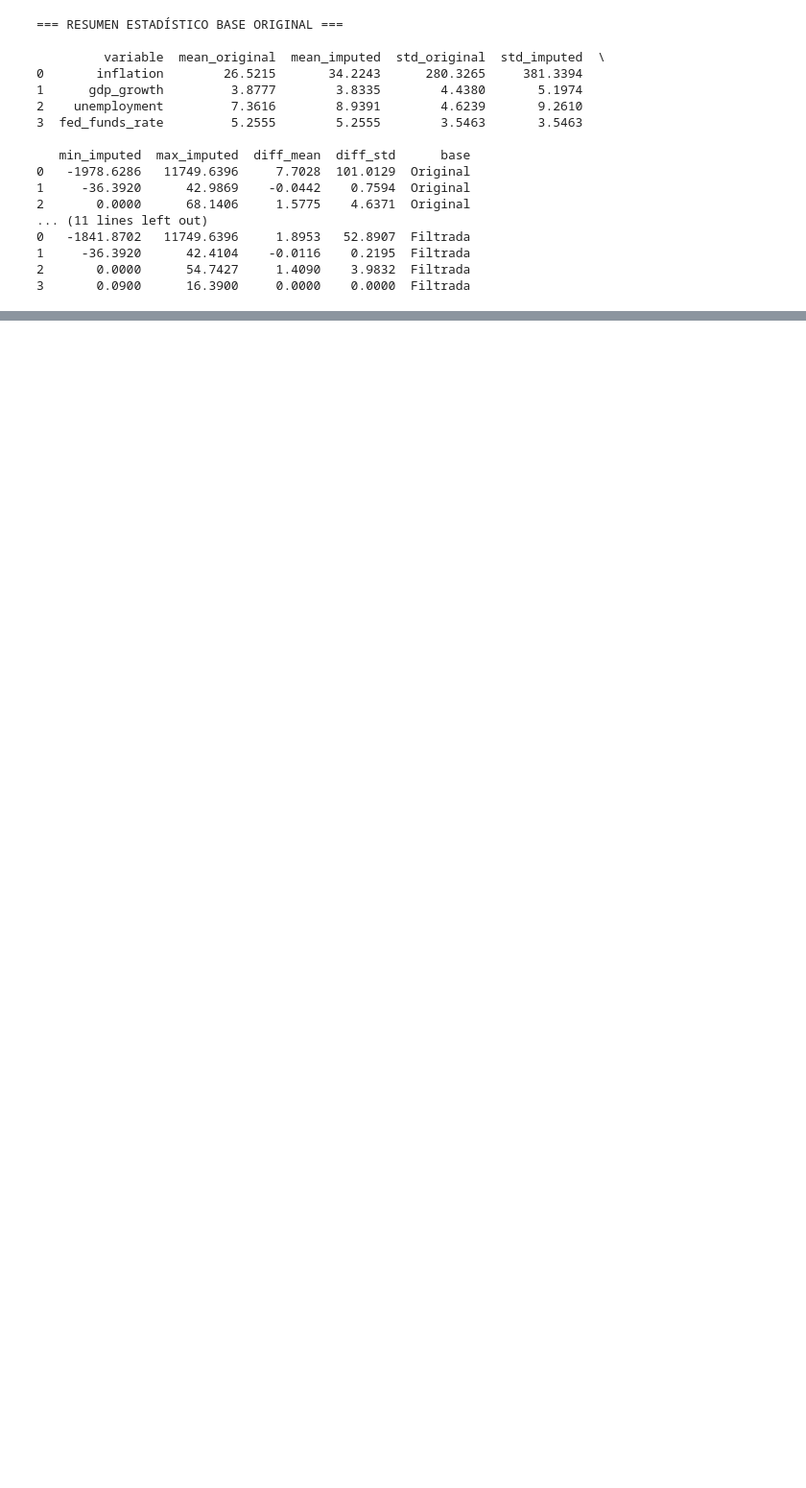
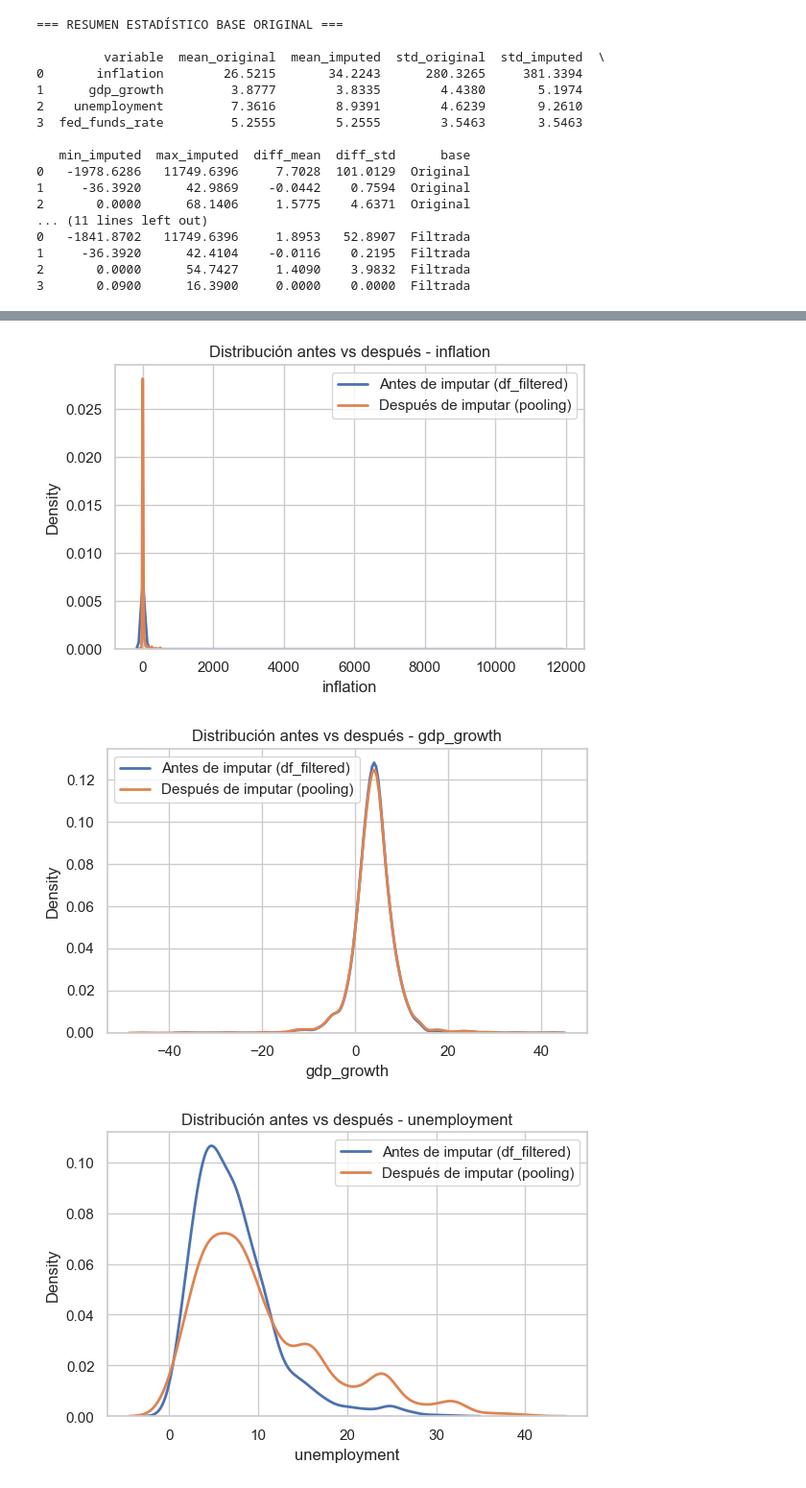
Before and after one commit to jpablovargas340/Repositorio_APIS, a Jupyter notebook: notebooks/analisis_exploratorio.ipynb, the cells around one changed output, grey strips where cells are left out. Shown at 96% size. Cells and saved outputs as stored; diff of their text form; code cells hidden in the pictures; blank space fills up the shorter version.

```diff
--- a/notebooks/analisis_exploratorio.ipynb
+++ b/notebooks/analisis_exploratorio.ipynb
@@ -356,0 +390,24 @@ Directorio de salida: c:\Users\edwar\Desktop\Estadistica 2026-1\Series De tiempo
+# %%
+for var in study_vars:
+    plt.figure(figsize=(6, 4))
+
+    sns.kdeplot(
+        df_filtered[var].dropna(),
+        label="Antes de imputar (df_filtered)",
+        linewidth=2
+    )
+
+    sns.kdeplot(
+        df_final[var].dropna(),
+        label="Después de imputar (pooling)",
+        linewidth=2
+    )
+
+    plt.title(f"Distribución antes vs después - {var}")
+    plt.legend()
+    plt.tight_layout()
+    plt.show()
+# %% [output]
+[figure, added]
+[figure, added]
+[figure, added]
```
Also changed, not shown: parts of 34 cells of this notebook, 12 other files.
